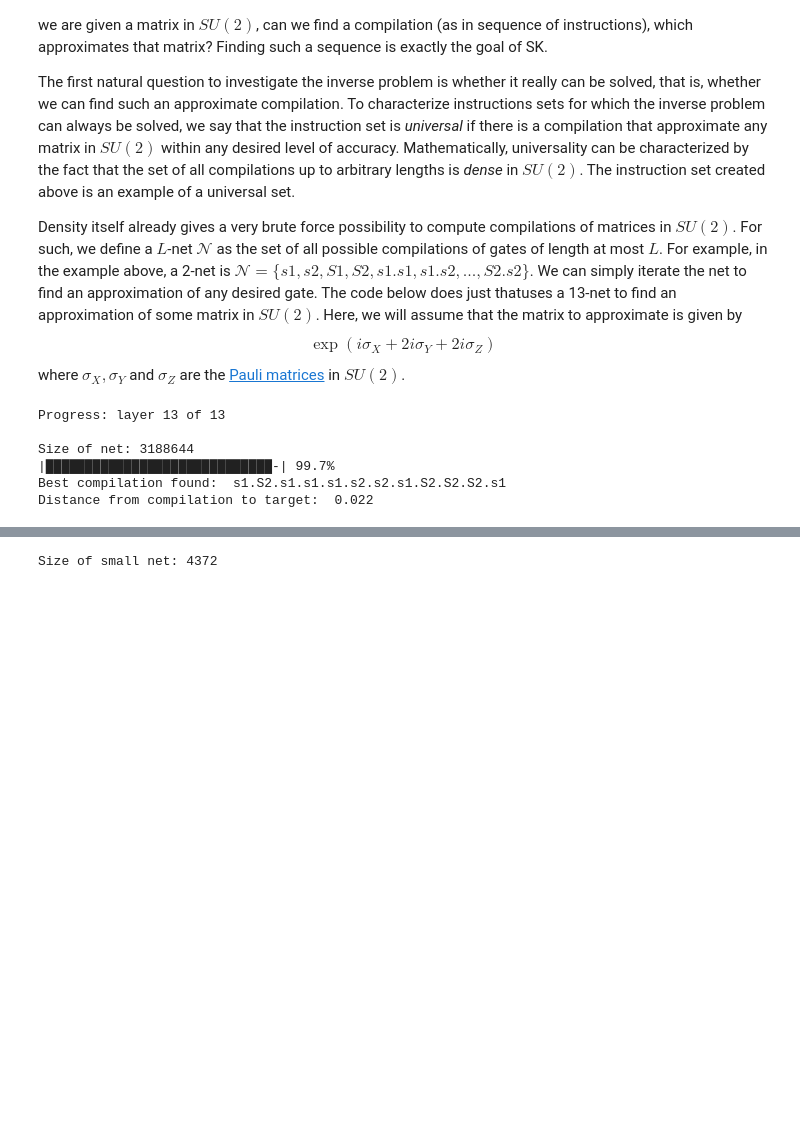
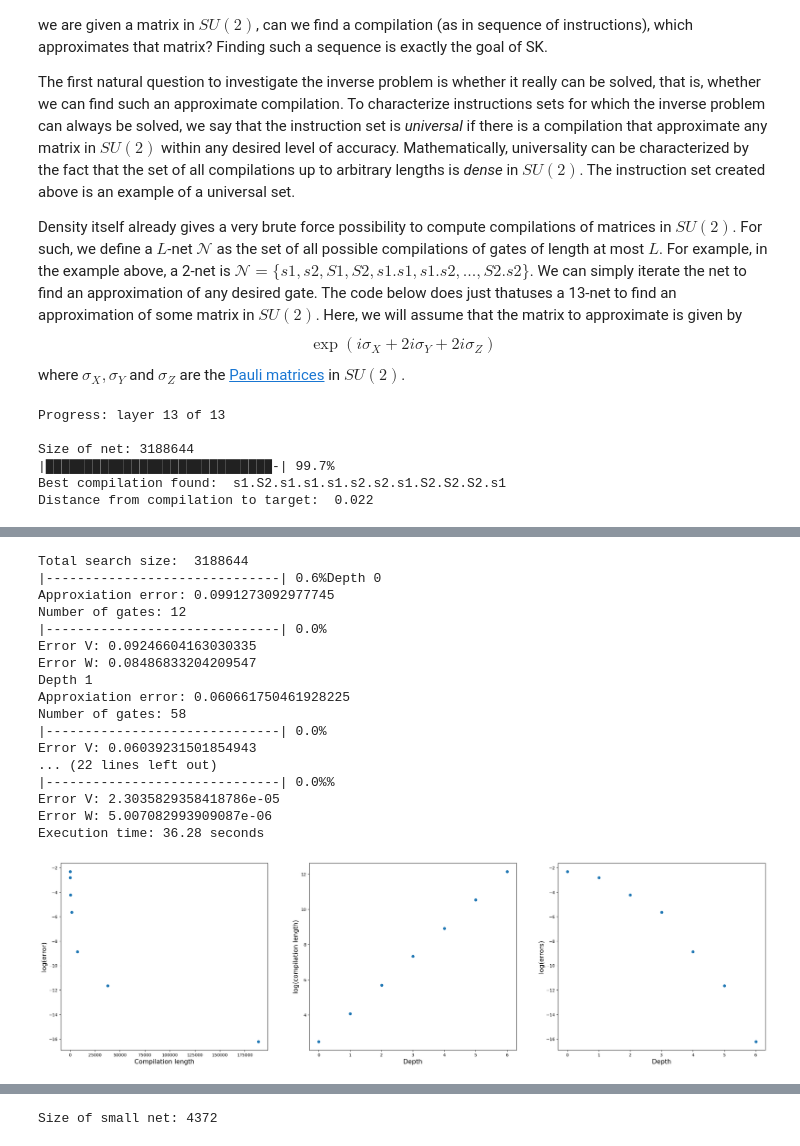
Before and after one commit to HLovisiEnnes/skqudit, a Jupyter notebook: notebooks/tutorial.ipynb, the cells around one changed output, grey strips where cells are left out. Drawn from its saved outputs; the diff is of its cells as text; code cells hidden in the pictures; blank space fills up the shorter version.

```diff
--- a/notebooks/tutorial.ipynb
+++ b/notebooks/tutorial.ipynb
@@ -177,0 +183,35 @@ Now, let us see how things work in the meet in the middle. We just need half the
+# %%
+start = time.time()
+
+best_gate, hist = solovay_kitaev(matrix_to_approximate,
+                                 depth,
+                                 net,
+                                 epsilon_0=0.1,
+                                 verbosity=3,
+                                 scale=2,
+                                 shuffle=True,
+                                 return_history=True)
+
+end = time.time()
+print('Execution time:', round(end - start, 2), 'seconds')
+
+plot_history(hist)
+# %% [output]
+Total search size:  3188644
+|------------------------------| 0.6%Depth 0
+Approxiation error: 0.0991273092977745
+Number of gates: 12
+|------------------------------| 0.0%
+Error V: 0.09246604163030335
+Error W: 0.08486833204209547
+Depth 1
+Approxiation error: 0.060661750461928225
+Number of gates: 58
+|------------------------------| 0.0%
+Error V: 0.06039231501854943
+... (22 lines left out)
+|------------------------------| 0.0%%
+Error V: 2.3035829358418786e-05
+Error W: 5.007082993909087e-06
+Execution time: 36.28 seconds
+[figure, added]
```
Also changed, not shown: parts of 58 cells of this notebook, 5 other files.
